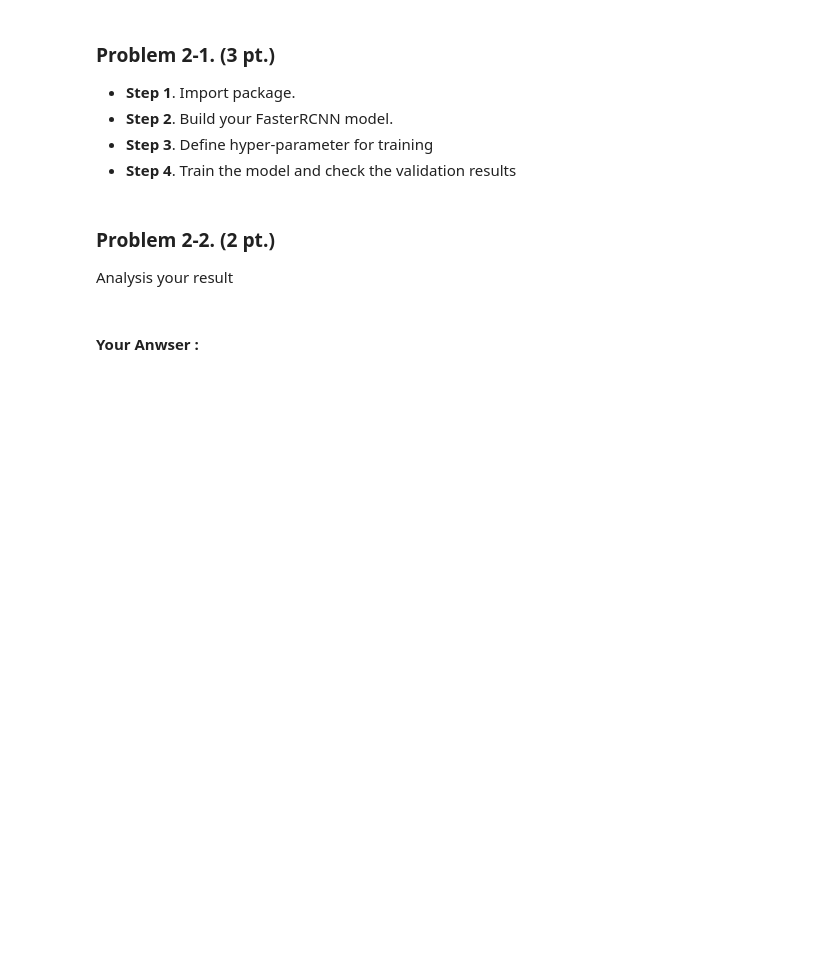
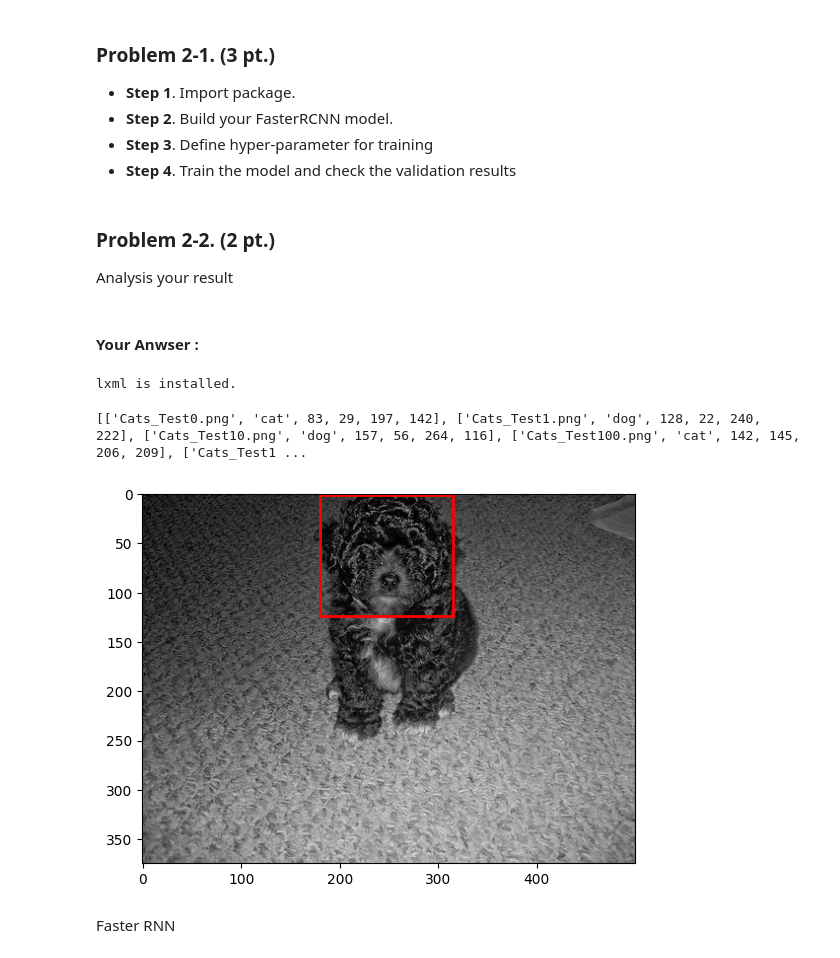
Before and after one commit to Yohan-ParkGist/S24_DL, a Jupyter notebook: HW03_20195067.ipynb, the cells around one changed output. Drawn from its saved outputs; the diff is of its cells as text; code cells hidden in the pictures; blank space fills up the shorter version.

```diff
--- a/HW03_20195067.ipynb
+++ b/HW03_20195067.ipynb
@@ -228,3 +228,56 @@ def overlay_instances(img, prediction, threshold=0.8):
 # Inference on test images
 # %% [markdown]
 #### Your Anwser :
+# %%
+# lxml이 설치되어 있는지 확인합니다
+try:
+    import lxml
+    print("lxml is installed.")
+except ImportError:
+    print("lxml is not installed.")
+
+# BeautifulSoup 코드 실행
+from bs4 import BeautifulSoup
+
+def read_ann(directory):
+    annotations = os.listdir(directory)
+    records = []
+
+    for annot_file in annotations:
+        with open(os.path.join(directory, annot_file), 'r') as f:
+            file = f.read()
+        data = BeautifulSoup(file, "lxml")  # lxml을 사용하도록 설정
+        objects
+# %% [output]
+lxml is installed.
+# %%
+import os
+from bs4 import BeautifulSoup
+
+def read_ann(directory):
+    annotations = os.listdir(directory)
+    records = []
+
+    for annot_file in annotations:
+        with open(os.path.join(directory, annot_file), 'r') as f:
+            file = f.read()
+        data = BeautifulSoup(file, "lxml")
+        objects = data.find_all('object')
+        filename = data.find("filename").text
+
+        for obj in objects:
+            class_name = obj.find('name').text
+            xmin = int(obj.find('bndbox').xmin.text)
+            ymin = int(obj.find('bndbox').ymin.text)
+            xmax = int(obj.find('bndbox').xmax.text)
+            ymax = int(obj.find('bndbox').ymax.text)
+            records.append([filename, class_name, xmin, ymin, xmax, ymax])
+
+    return records
+
+# 예시 사용법
+annotations_dir = './data/annotations'  # 실제 annotations 폴더 경로
+records = read_ann(annotations_dir)
+print(records)
+# %% [output]
+[['Cats_Test0.png', 'cat', 83, 29, 197, 142], ['Cats_Test1.png', 'dog', 128, 22, 240, 222], ['Cats_Test10.png', 'dog', 157, 56, 264, 116], ['Cats_Test100.png', 'cat', 142, 145, 206, 209], ['Cats_Test1 ...
@@ -230,0 +341,19 @@ def overlay_instances(img, prediction, threshold=0.8):
+# %%
+import matplotlib.pyplot as plt
+import numpy as np
+
+def visualize_sample(img, target):
+    img = np.array(img)
+    plt.imshow(img)
+    for box in target['boxes']:
+        xmin, ymin, xmax, ymax = box
+        plt.gca().add_patch(plt.Rectangle((xmin, ymin), xmax - xmin, ymax - ymin, fill=False, edgecolor='red', linewidth=2))
+    plt.show()
+
+# 예시 사용법
+img, target = train_dataset[0]
+visualize_sample(img, target)
+# %% [output]
+[figure, added]
+# %% [markdown]
+Faster RNN
```
Also changed, not shown: parts of 5 cells of this notebook, 1 other file.
